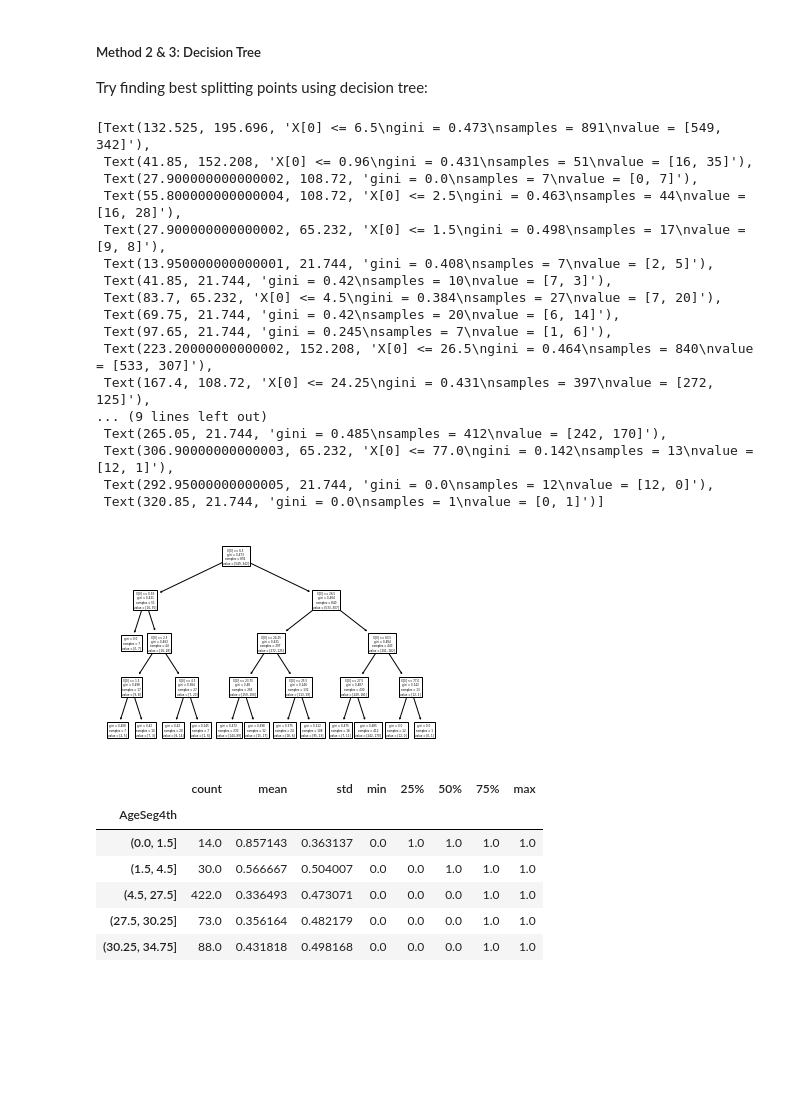
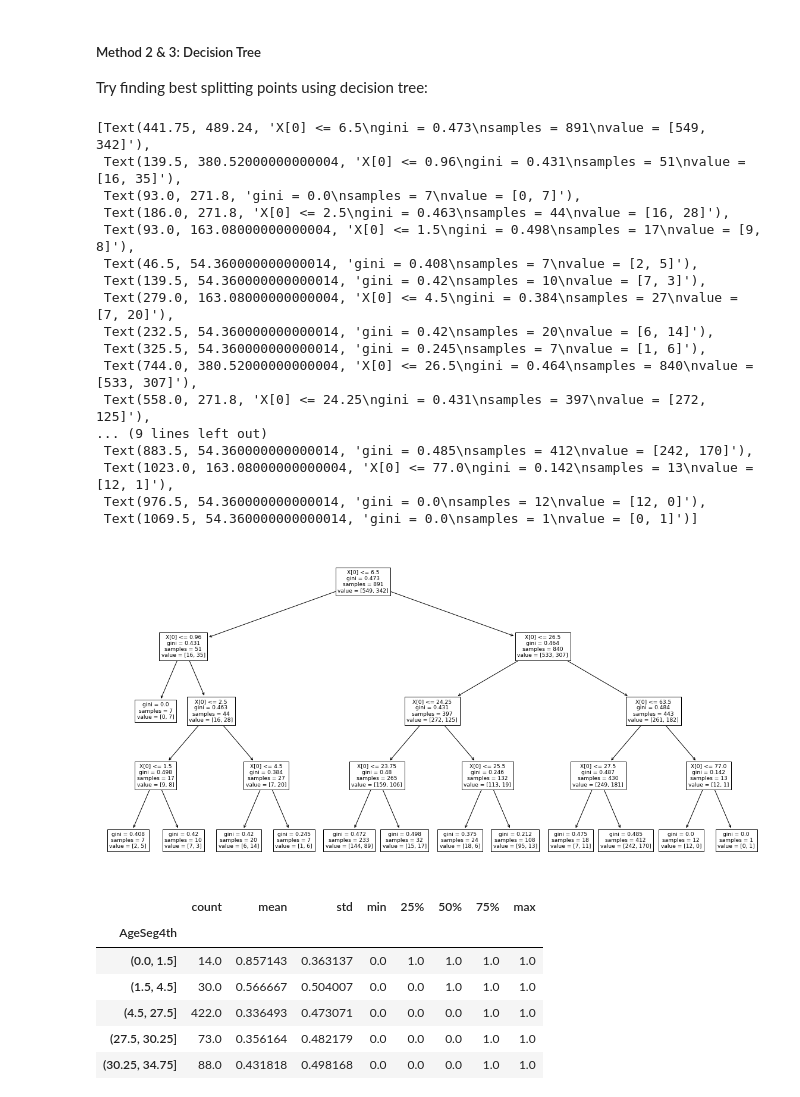
Before and after one commit to jenny-chou/Kaggle-Titanic, a Jupyter notebook: Kaggle_Titanic.ipynb, the cells around one changed output. Saved outputs shown, nothing was run; the diff lists cells and outputs as text; code cells hidden in the pictures; blank space fills up the shorter version.

```diff
--- a/Kaggle_Titanic.ipynb
+++ b/Kaggle_Titanic.ipynb
@@ -470,28 +468,29 @@ display(train.groupby(['AgeSeg']).Survived.describe())
 Try finding best splitting points using decision tree:
 # %%
 # Fit age to decision tree
+plt.figure(figsize=(20, 10))
 clf = DecisionTreeClassifier(max_depth=4)
 clf = clf.fit(train.Age.values.reshape(-1, 1), train.Survived.values.reshape(-1, 1))
 sklearn.tree.plot_tree(clf)
 # %% [output]
-[Text(132.525, 195.696, 'X[0] <= 6.5\ngini = 0.473\nsamples = 891\nvalue = [549, 342]'),
- Text(41.85, 152.208, 'X[0] <= 0.96\ngini = 0.431\nsamples = 51\nvalue = [16, 35]'),
- Text(27.900000000000002, 108.72, 'gini = 0.0\nsamples = 7\nvalue = [0, 7]'),
- Text(55.800000000000004, 108.72, 'X[0] <= 2.5\ngini = 0.463\nsamples = 44\nvalue = [16, 28]'),
- Text(27.900000000000002, 65.232, 'X[0] <= 1.5\ngini = 0.498\nsamples = 17\nvalue = [9, 8]'),
- Text(13.950000000000001, 21.744, 'gini = 0.408\nsamples = 7\nvalue = [2, 5]'),
- Text(41.85, 21.744, 'gini = 0.42\nsamples = 10\nvalue = [7, 3]'),
- Text(83.7, 65.232, 'X[0] <= 4.5\ngini = 0.384\nsamples = 27\nvalue = [7, 20]'),
- Text(69.75, 21.744, 'gini = 0.42\nsamples = 20\nvalue = [6, 14]'),
- Text(97.65, 21.744, 'gini = 0.245\nsamples = 7\nvalue = [1, 6]'),
- Text(223.20000000000002, 152.208, 'X[0] <= 26.5\ngini = 0.464\nsamples = 840\nvalue = [533, 307]'),
- Text(167.4, 108.72, 'X[0] <= 24.25\ngini = 0.431\nsamples = 397\nvalue = [272, 125]'),
+[Text(441.75, 489.24, 'X[0] <= 6.5\ngini = 0.473\nsamples = 891\nvalue = [549, 342]'),
+ Text(139.5, 380.52000000000004, 'X[0] <= 0.96\ngini = 0.431\nsamples = 51\nvalue = [16, 35]'),
+ Text(93.0, 271.8, 'gini = 0.0\nsamples = 7\nvalue = [0, 7]'),
+ Text(186.0, 271.8, 'X[0] <= 2.5\ngini = 0.463\nsamples = 44\nvalue = [16, 28]'),
+ Text(93.0, 163.08000000000004, 'X[0] <= 1.5\ngini = 0.498\nsamples = 17\nvalue = [9, 8]'),
+ Text(46.5, 54.360000000000014, 'gini = 0.408\nsamples = 7\nvalue = [2, 5]'),
+ Text(139.5, 54.360000000000014, 'gini = 0.42\nsamples = 10\nvalue = [7, 3]'),
+ Text(279.0, 163.08000000000004, 'X[0] <= 4.5\ngini = 0.384\nsamples = 27\nvalue = [7, 20]'),
+ Text(232.5, 54.360000000000014, 'gini = 0.42\nsamples = 20\nvalue = [6, 14]'),
+ Text(325.5, 54.360000000000014, 'gini = 0.245\nsamples = 7\nvalue = [1, 6]'),
+ Text(744.0, 380.52000000000004, 'X[0] <= 26.5\ngini = 0.464\nsamples = 840\nvalue = [533, 307]'),
+ Text(558.0, 271.8, 'X[0] <= 24.25\ngini = 0.431\nsamples = 397\nvalue = [272, 125]'),
 ... (9 lines left out)
- Text(265.05, 21.744, 'gini = 0.485\nsamples = 412\nvalue = [242, 170]'),
- Text(306.90000000000003, 65.232, 'X[0] <= 77.0\ngini = 0.142\nsamples = 13\nvalue = [12, 1]'),
- Text(292.95000000000005, 21.744, 'gini = 0.0\nsamples = 12\nvalue = [12, 0]'),
- Text(320.85, 21.744, 'gini = 0.0\nsamples = 1\nvalue = [0, 1]')]
+ Text(883.5, 54.360000000000014, 'gini = 0.485\nsamples = 412\nvalue = [242, 170]'),
+ Text(1023.0, 163.08000000000004, 'X[0] <= 77.0\ngini = 0.142\nsamples = 13\nvalue = [12, 1]'),
+ Text(976.5, 54.360000000000014, 'gini = 0.0\nsamples = 12\nvalue = [12, 0]'),
+ Text(1069.5, 54.360000000000014, 'gini = 0.0\nsamples = 1\nvalue = [0, 1]')]
-[figure, old version]
+[figure, new version]
 # %%
 # Method 2: Use splitting points at 4th split
 seg = [0, 1.5, 4.5, 27.5, 30.25, 34.75, 63.5, train.Age.max()]
```
Also changed, not shown: parts of 52 cells of this notebook, 9 other files.
